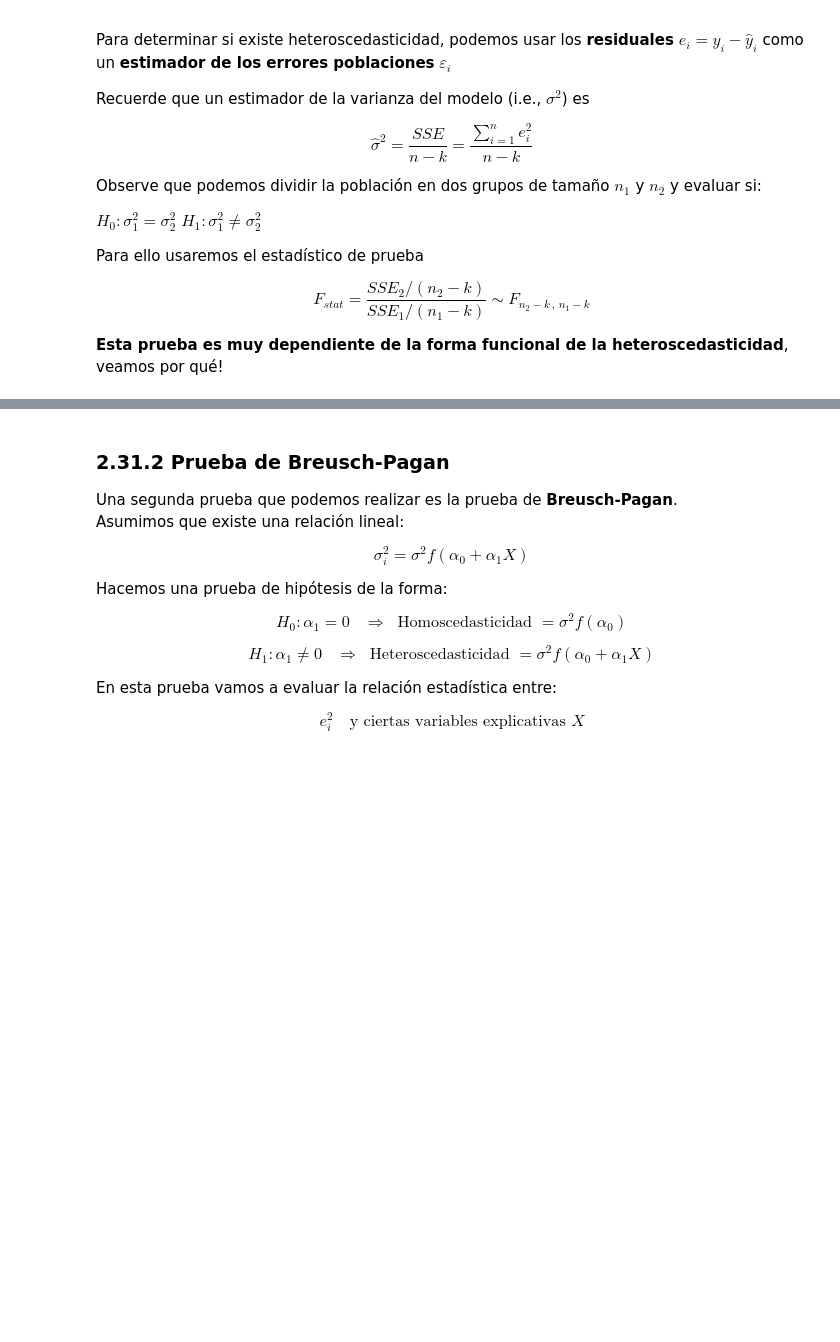
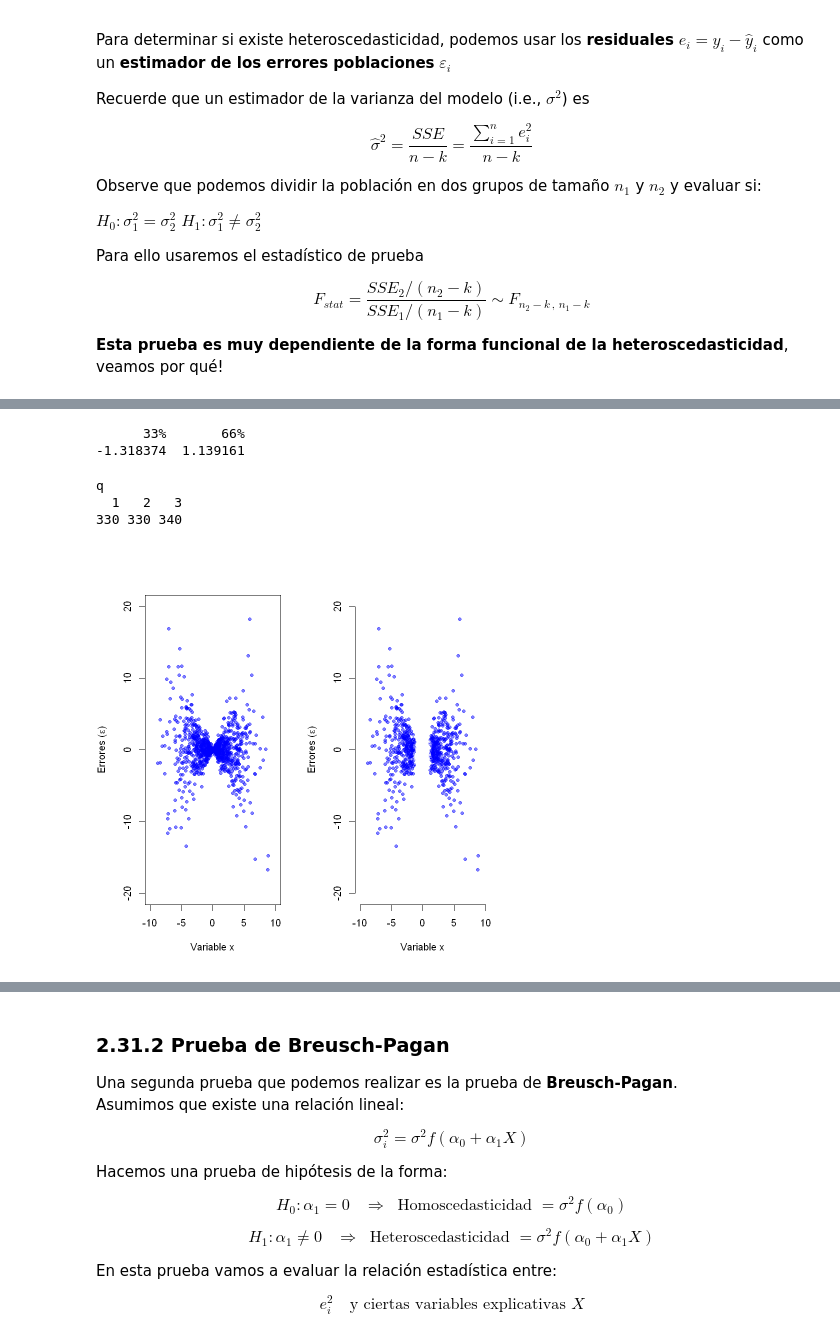
Before and after one commit to smontanoc/microeconometria, a Jupyter notebook: _sources/Modulo_2.ipynb, the cells around one changed output, grey strips where cells are left out. Cells and saved outputs as stored; diff of their text form; code cells hidden in the pictures; blank space fills up the shorter version.

```diff
--- a/_sources/Modulo_2.ipynb
+++ b/_sources/Modulo_2.ipynb
@@ -2207,0 +2303,27 @@ $$F_{stat} = \frac{SSE_2/(n_2 - k)}{SSE_1/(n_1 - k)} \sim F_{n_2-k \hspace{2pt},
+# %%
+set.seed(080925)
+x <- rnorm(1000, 0, 3)
+e <- rnorm(1000, 0, 1)*x
+y <- 1 + 2*x + e
+
+quantile(x, probs = c(0.33, 0.66))
+q <- rep(2, 1000)
+q[x < -1.3183744] <- 1
+q[x >  1.1391614] <- 3
+table(q)
+# %% [output]
+      33%       66%
+-1.318374  1.139161
+q
+  1   2   3
+330 330 340
+# %%
+#Errores
+par(mfrow=c(1,2))
+plot(x, e, ylim = c(-20, 20), xlim = c(-10, 10), xlab = "Variable x", ylab = expression(paste("Errores (", epsilon, ")")), cex = 0.8, pch = 19, col = alpha("blue", 0.5), frame = F)
+
+colors <- c("blue", "white", "blue")
+markers <- c(19, 2, 19)
+plot(x, e, , ylim = c(-20, 20), xlim = c(-10, 10), pch = markers[factor(q)], cex = 0.8, frame = FALSE, xlab = "Variable x", ylab = expression(paste("Errores (", epsilon, ")")), col =  alpha(colors[factor(q)], 0.5))
+# %% [output]
+[figure, added]
```
Also changed, not shown: parts of 50 cells of this notebook, 48 other files.
